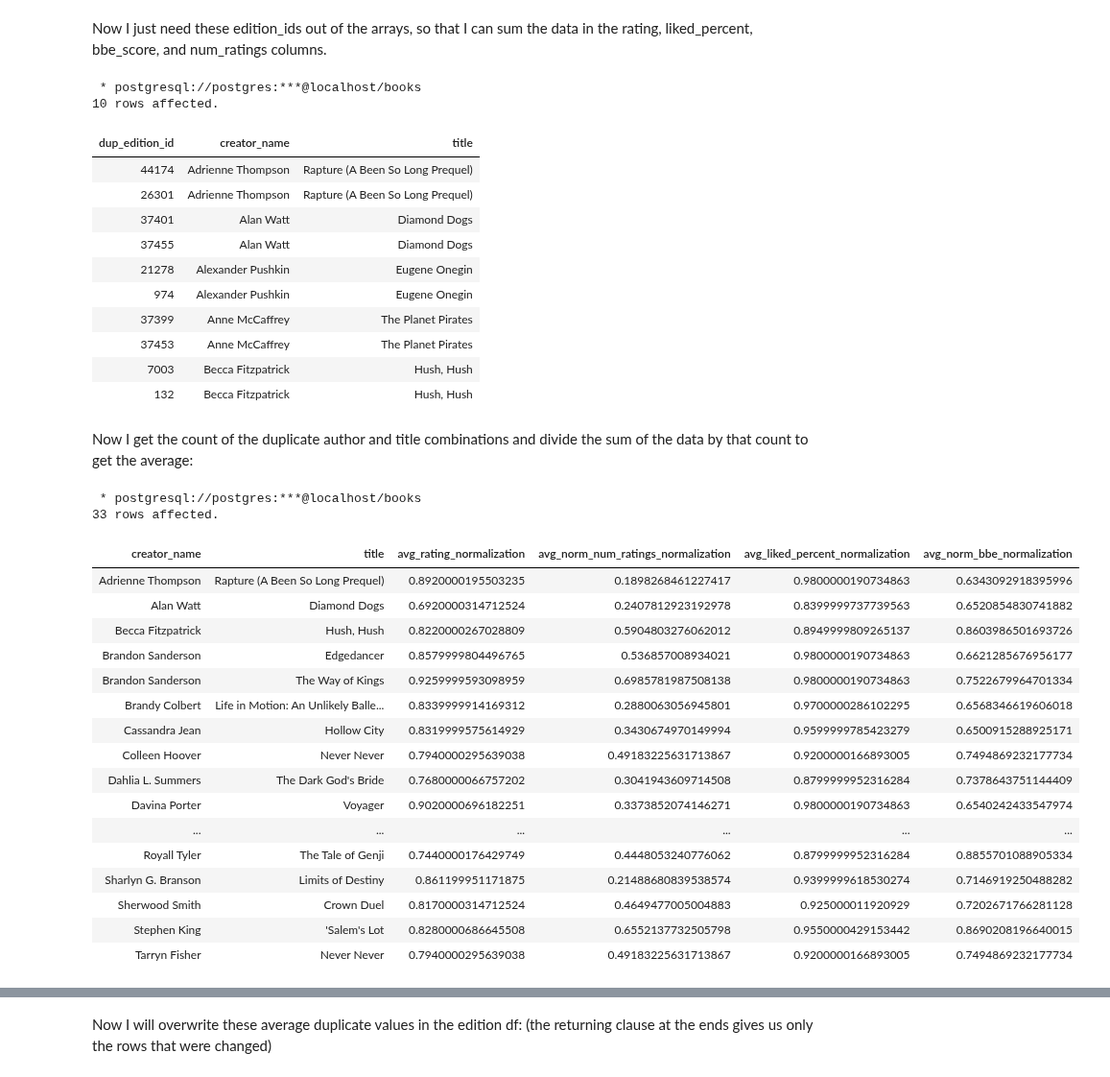
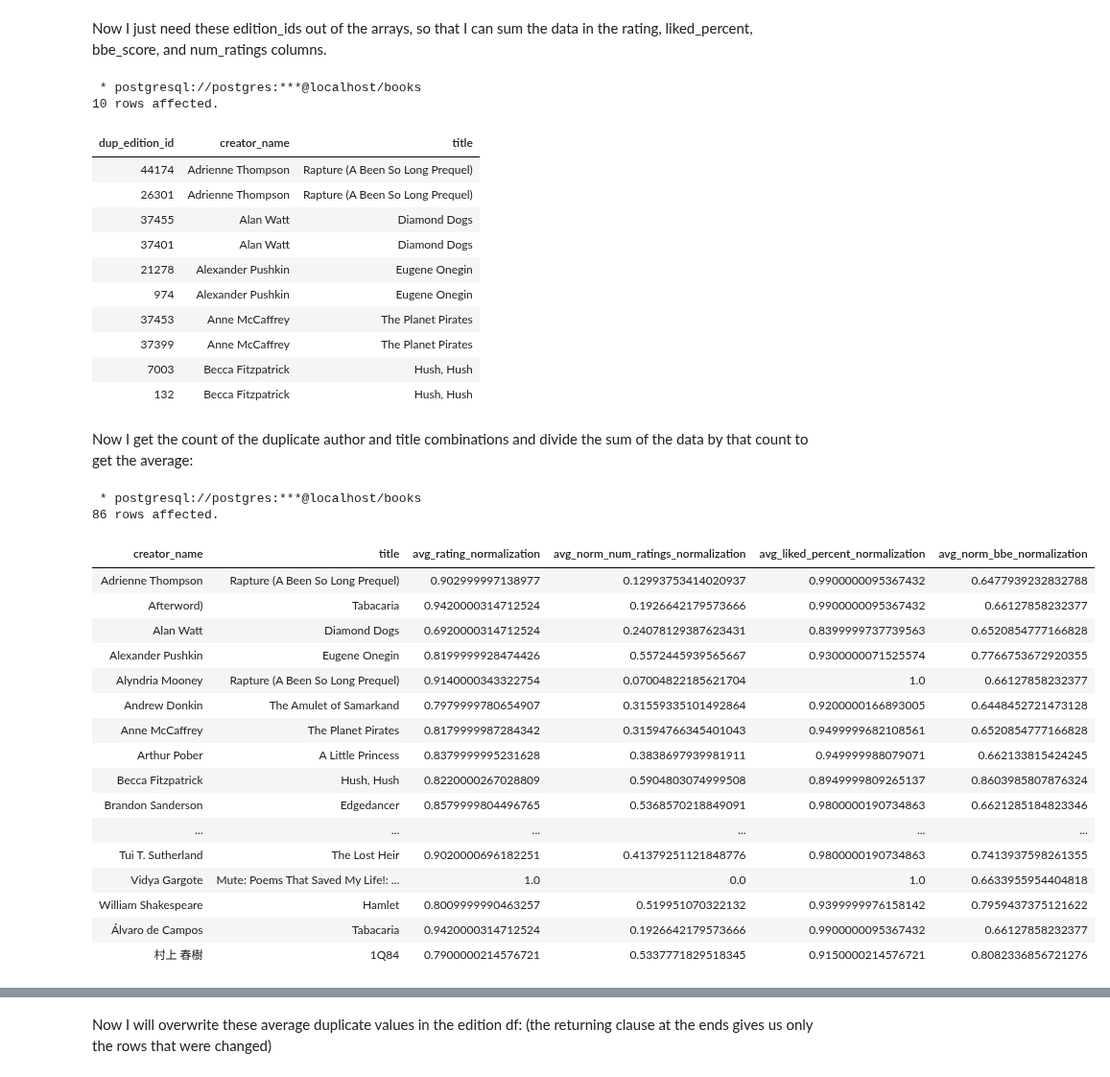
Before and after one commit to codeslp/books_db, a Jupyter notebook: src/analysis.ipynb, the cells around one changed output, grey strips where cells are left out. Shown at 96% size. Saved outputs shown, nothing was run; the diff lists cells and outputs as text; code cells hidden in the pictures.

```diff
--- a/src/analysis.ipynb
+++ b/src/analysis.ipynb
@@ -482,9 +462,9 @@ Now I just need these edition_ids out of the arrays, so that I can sum the data
 
 with duplicates as (
     SELECT c.creator_name, e.title, COUNT(*) AS num_duplicates, ARRAY_AGG(e.edition_id) AS edition_ids
-    FROM edition e
+    FROM edition_normalized_view e
     JOIN creator c ON e.edition_id = c.edition_id
-    WHERE c.role = 'Author' OR c.role = 'Goodreads Author' OR c.role = 'missing'
+    WHERE c.role IN ('Author', 'Goodreads Author', 'missing')
     GROUP BY c.creator_name, e.title
     HAVING count(*) > 1
 )
@@ -498,12 +478,12 @@ LIMIT 10;
 | dup_edition_id | creator_name | title |
 | 44174 | Adrienne Thompson | Rapture (A Been So Long Prequel) |
 | 26301 | Adrienne Thompson | Rapture (A Been So Long Prequel) |
+| 37455 | Alan Watt | Diamond Dogs |
 | 37401 | Alan Watt | Diamond Dogs |
-| 37455 | Alan Watt | Diamond Dogs |
 | 21278 | Alexander Pushkin | Eugene Onegin |
 | 974 | Alexander Pushkin | Eugene Onegin |
+| 37453 | Anne McCaffrey | The Planet Pirates |
 | 37399 | Anne McCaffrey | The Planet Pirates |
-| 37453 | Anne McCaffrey | The Planet Pirates |
 | 7003 | Becca Fitzpatrick | Hush, Hush |
 | 132 | Becca Fitzpatrick | Hush, Hush |
 # %% [markdown]
@@ -511,44 +491,44 @@ Now I get the count of the duplicate author and title combinations and divide th
 # %%
 %%sql
 with duplicates as (
     SELECT c.creator_name, e.title, COUNT(*) AS num_duplicates, ARRAY_AGG(e.edition_id) AS edition_ids
-    FROM edition e
+    FROM edition_normalized_view e
     JOIN creator c ON e.edition_id = c.edition_id
-    WHERE c.role = 'Author' OR c.role = 'Goodreads Author' OR c.role = 'missing'
+    WHERE c.role IN ('Author', 'Goodreads Author', 'missing')
     GROUP BY c.creator_name, e.title
     HAVING count(*) > 1
 ),
 dup_ids as (
     SELECT unnest(di.edition_ids) AS dup_edition_id, di.creator_name, di.title, di.num_duplicates
     FROM duplicates di
 )
 SELECT c.creator_name, e.title,
     SUM(e.rating_normalization) / COUNT(du.num_duplicates) AS avg_rating_normalization,
     SUM(e.norm_num_ratings_normalization) / COUNT(du.num_duplicates) AS avg_norm_num_ratings_normalization,
     SUM(e.liked_percent_normalization) / COUNT(du.num_duplicates) AS avg_liked_percent_normalization,
     SUM(e.norm_bbe_normalization) / COUNT(du.num_duplicates) AS avg_norm_bbe_normalization
-FROM edition e
+FROM edition_normalized_view e
 JOIN dup_ids du ON du.dup_edition_id = e.edition_id
 JOIN creator c ON e.edition_id = c.edition_id
-WHERE c.role = 'Author' OR c.role = 'Goodreads Author' OR c.role IS NULL
+WHERE c.role IN ('Author', 'Goodreads Author', 'missing')
 GROUP BY c.creator_name, e.title;
 # %% [output]
  * postgresql://postgres:***@localhost/books
-33 rows affected.
+86 rows affected.
 | creator_name | title | avg_rating_normalization | avg_norm_num_ratings_normalization | avg_liked_percent_normalization | avg_norm_bbe_normalization |
-| Adrienne Thompson | Rapture (A Been So Long Prequel) | 0.8920000195503235 | 0.1898268461227417 | 0.9800000190734863 | 0.6343092918395996 |
-| Alan Watt | Diamond Dogs | 0.6920000314712524 | 0.2407812923192978 | 0.8399999737739563 | 0.6520854830741882 |
-| Becca Fitzpatrick | Hush, Hush | 0.8220000267028809 | 0.5904803276062012 | 0.8949999809265137 | 0.8603986501693726 |
-| Brandon Sanderson | Edgedancer | 0.8579999804496765 | 0.536857008934021 | 0.9800000190734863 | 0.6621285676956177 |
-| Brandon Sanderson | The Way of Kings | 0.9259999593098959 | 0.6985781987508138 | 0.9800000190734863 | 0.7522679964701334 |
-| Brandy Colbert | Life in Motion: An Unlikely Balle... | 0.8339999914169312 | 0.2880063056945801 | 0.9700000286102295 | 0.6568346619606018 |
-| Cassandra Jean | Hollow City | 0.8319999575614929 | 0.3430674970149994 | 0.9599999785423279 | 0.6500915288925171 |
-| Colleen Hoover | Never Never | 0.7940000295639038 | 0.49183225631713867 | 0.9200000166893005 | 0.7494869232177734 |
-| Dahlia L. Summers | The Dark God's Bride | 0.7680000066757202 | 0.3041943609714508 | 0.8799999952316284 | 0.7378643751144409 |
-| Davina Porter | Voyager | 0.9020000696182251 | 0.3373852074146271 | 0.9800000190734863 | 0.6540242433547974 |
+| Adrienne Thompson | Rapture (A Been So Long Prequel) | 0.902999997138977 | 0.12993753414020937 | 0.9900000095367432 | 0.6477939232832788 |
+| Afterword) | Tabacaria | 0.9420000314712524 | 0.1926642179573666 | 0.9900000095367432 | 0.66127858232377 |
+| Alan Watt | Diamond Dogs | 0.6920000314712524 | 0.24078129387623431 | 0.8399999737739563 | 0.6520854777166828 |
+| Alexander Pushkin | Eugene Onegin | 0.8199999928474426 | 0.5572445939565667 | 0.9300000071525574 | 0.7766753672920355 |
+| Alyndria Mooney | Rapture (A Been So Long Prequel) | 0.9140000343322754 | 0.07004822185621704 | 1.0 | 0.66127858232377 |
+| Andrew Donkin | The Amulet of Samarkand | 0.7979999780654907 | 0.31559335101492864 | 0.9200000166893005 | 0.6448452721473128 |
+| Anne McCaffrey | The Planet Pirates | 0.8179999987284342 | 0.31594766345401043 | 0.9499999682108561 | 0.6520854777166828 |
+| Arthur Pober | A Little Princess | 0.8379999995231628 | 0.3838697939981911 | 0.949999988079071 | 0.662133815424245 |
+| Becca Fitzpatrick | Hush, Hush | 0.8220000267028809 | 0.5904803074999508 | 0.8949999809265137 | 0.8603985807876324 |
+| Brandon Sanderson | Edgedancer | 0.8579999804496765 | 0.5368570218849091 | 0.9800000190734863 | 0.6621285184823346 |
 | ... | ... | ... | ... | ... | ... |
-| Royall Tyler | The Tale of Genji | 0.7440000176429749 | 0.4448053240776062 | 0.8799999952316284 | 0.8855701088905334 |
-| Sharlyn G. Branson | Limits of Destiny | 0.861199951171875 | 0.21488680839538574 | 0.9399999618530274 | 0.7146919250488282 |
-| Sherwood Smith | Crown Duel | 0.8170000314712524 | 0.4649477005004883 | 0.925000011920929 | 0.7202671766281128 |
-| Stephen King | 'Salem's Lot | 0.8280000686645508 | 0.6552137732505798 | 0.9550000429153442 | 0.8690208196640015 |
-| Tarryn Fisher | Never Never | 0.7940000295639038 | 0.49183225631713867 | 0.9200000166893005 | 0.7494869232177734 |
+| Tui T. Sutherland | The Lost Heir | 0.9020000696182251 | 0.41379251121848776 | 0.9800000190734863 | 0.7413937598261355 |
+| Vidya Gargote | Mute: Poems That Saved My Life!: ... | 1.0 | 0.0 | 1.0 | 0.6633955954404818 |
+| William Shakespeare | Hamlet | 0.8009999990463257 | 0.519951070322132 | 0.9399999976158142 | 0.7959437375121622 |
+| Álvaro de Campos | Tabacaria | 0.9420000314712524 | 0.1926642179573666 | 0.9900000095367432 | 0.66127858232377 |
+| 村上 春樹 | 1Q84 | 0.7900000214576721 | 0.5337771829518345 | 0.9150000214576721 | 0.8082336856721276 |
```
Also changed, not shown: parts of 22 cells of this notebook, 2 other files.
